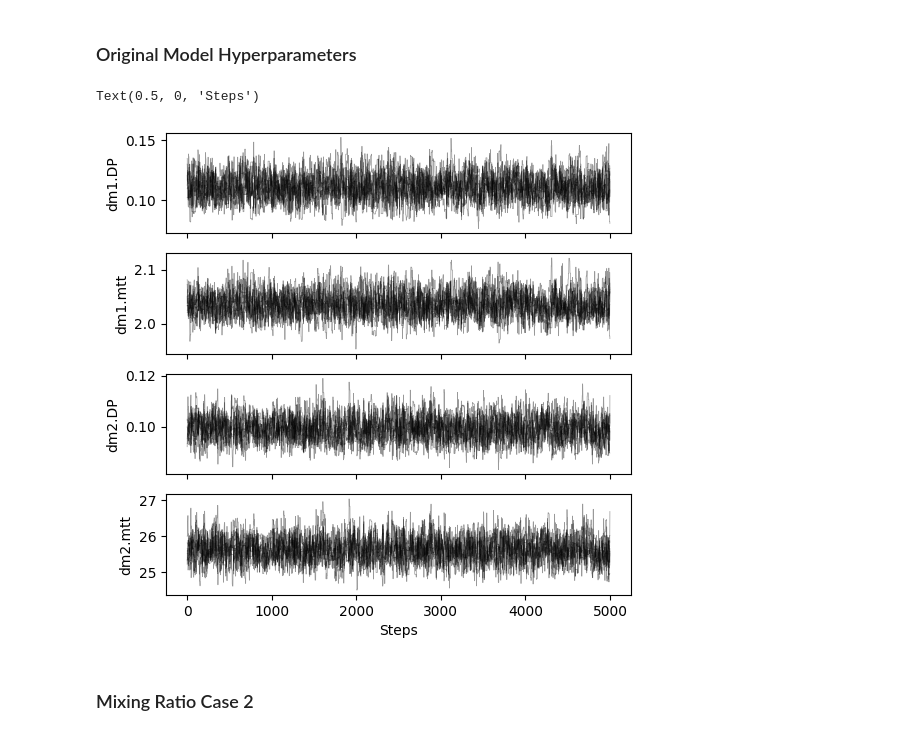
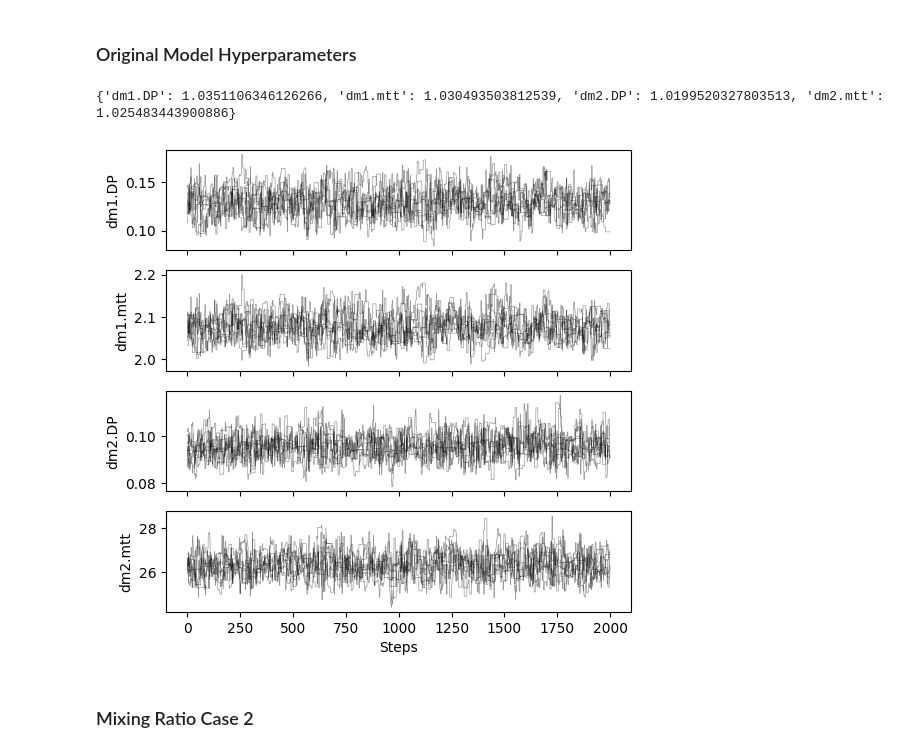
Before and after one commit to iGW-TU-Dresden/PyTracerLab, a Jupyter notebook: docs/examples/example_09.ipynb, the cells around one changed output. Cells and saved outputs as stored; diff of their text form; code cells hidden in the pictures.

```diff
--- a/docs/examples/example_09.ipynb
+++ b/docs/examples/example_09.ipynb
@@ -851,13 +851,17 @@ sim_reference = m_obs.simulate()
 # %%
 # get observations from reference simulation
 # define number of observations to get
-n_obs = 20
+n_obs = 10 # 20
+
+# n_obs=10, seed=1234567
 
 # set random seed
-np.random.seed(1234)
+np.random.seed(1234) # 1234
 
 # get random observations from the reference simulation
 obs_idx = np.random.choice([i for i in range(100, len(input_series))], n_obs, replace=False)
+# obs_idx = [i for i in range(120, 240)][::5][::3]
+# n_obs = len(obs_idx)
 obs_timestamps = timestamps[obs_idx]
 obs_values = sim_reference[obs_idx]
 
@@ -951,7 +910,8 @@ m1_solver = ism.Solver(m1)
 # %%
 # those settings are reused for all MCMC runs of all models
-n_samples = 5000
-burn_in = 10000
+n_samples = 2000
+burn_in = 2000
 thin = 1
-sigma = 1.
+n_cr = 4
+sigma = np.sqrt(obs_noise) # 1.
 step_scale = .1 # .00005
@@ -958,27 +963,30 @@ step_scale = .1 # .00005
 # %%
 res_mcmc_1 = m1_solver.dream_sample(
     n_samples=n_samples,
     n_chains=None,
     burn_in=burn_in,
     thin=thin,
-    cr=[1/2., 1.],
-    sigma=np.sqrt(obs_noise),
-    start=[1., 1., 1., 1.],
+    cr=[i / n_cr for i in range(1, n_cr + 1)],
+    sigma=sigma,
+    start=[1., 5., 1., 5.],
     return_sim=True,
-    random_state=123
+    random_state=42
 )
 
 # plot chains to inspect convergence
 fig, ax = plt.subplots(4, 1, figsize=(6, 6), sharex=True)
 
 for i in range(res_mcmc_1["samples_chain"].shape[2]):
     for j in range(res_mcmc_1["samples_chain"].shape[0]):
         ax[i].plot(res_mcmc_1["samples_chain"][j, :, i], c="k", lw=.5, alpha=0.4)
     ax[i].set_ylabel(m1.param_keys(free_only=True)[i])
 ax[-1].set_xlabel("Steps")
+
+# print gelman rubin convergence statistics
+print(res_mcmc_1["gelman_rubin"])
 # %% [output]
-Text(0.5, 0, 'Steps')
+{'dm1.DP': 1.0351106346126266, 'dm1.mtt': 1.030493503812539, 'dm2.DP': 1.0199520327803513, 'dm2.mtt': 1.025483443900886}
-[figure, old version]
+[figure, new version]
 # %% [markdown]
 ### Mixing Ratio Case 2
 # %%
```
Also changed, not shown: parts of 15 cells of this notebook, 2 other files.
